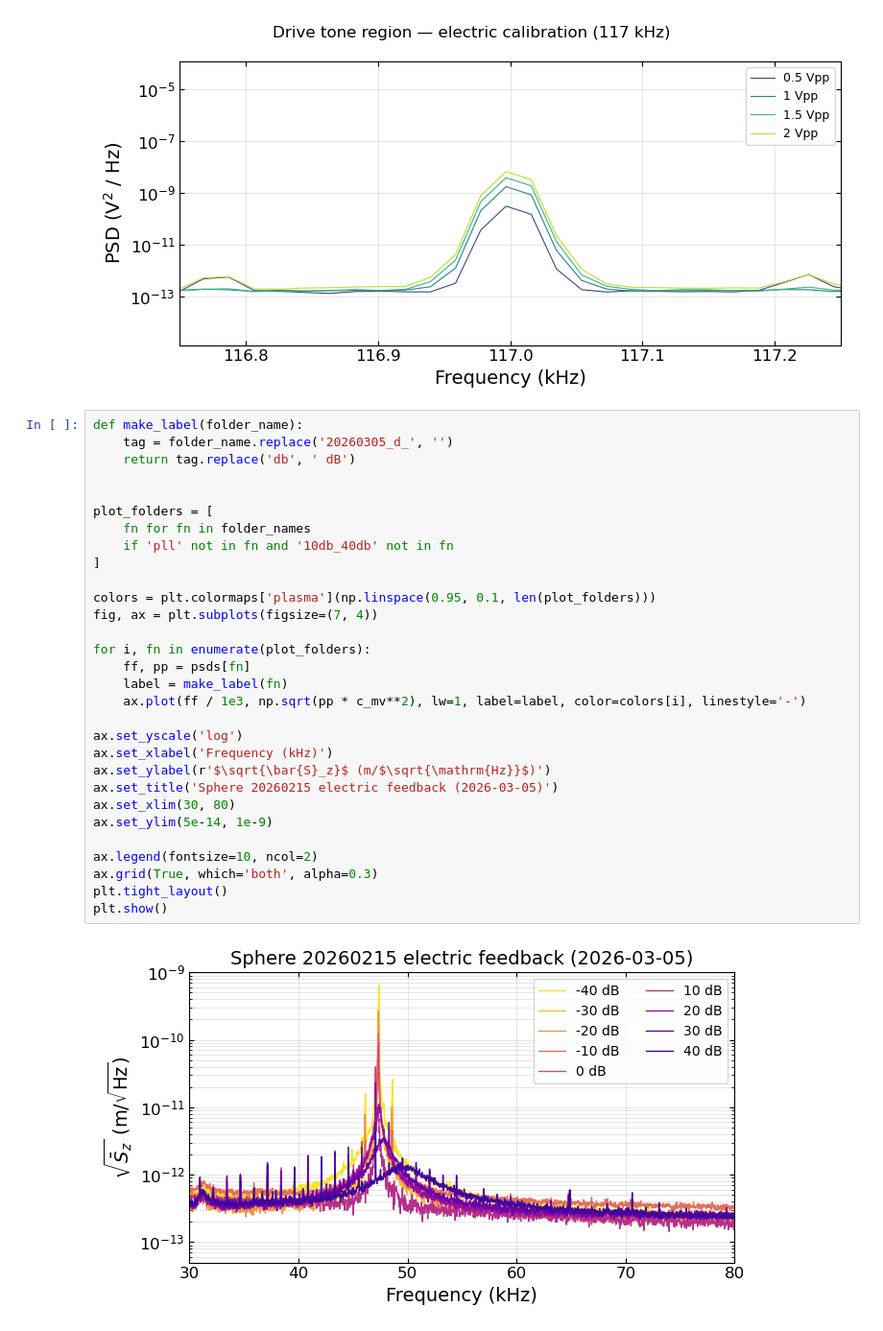
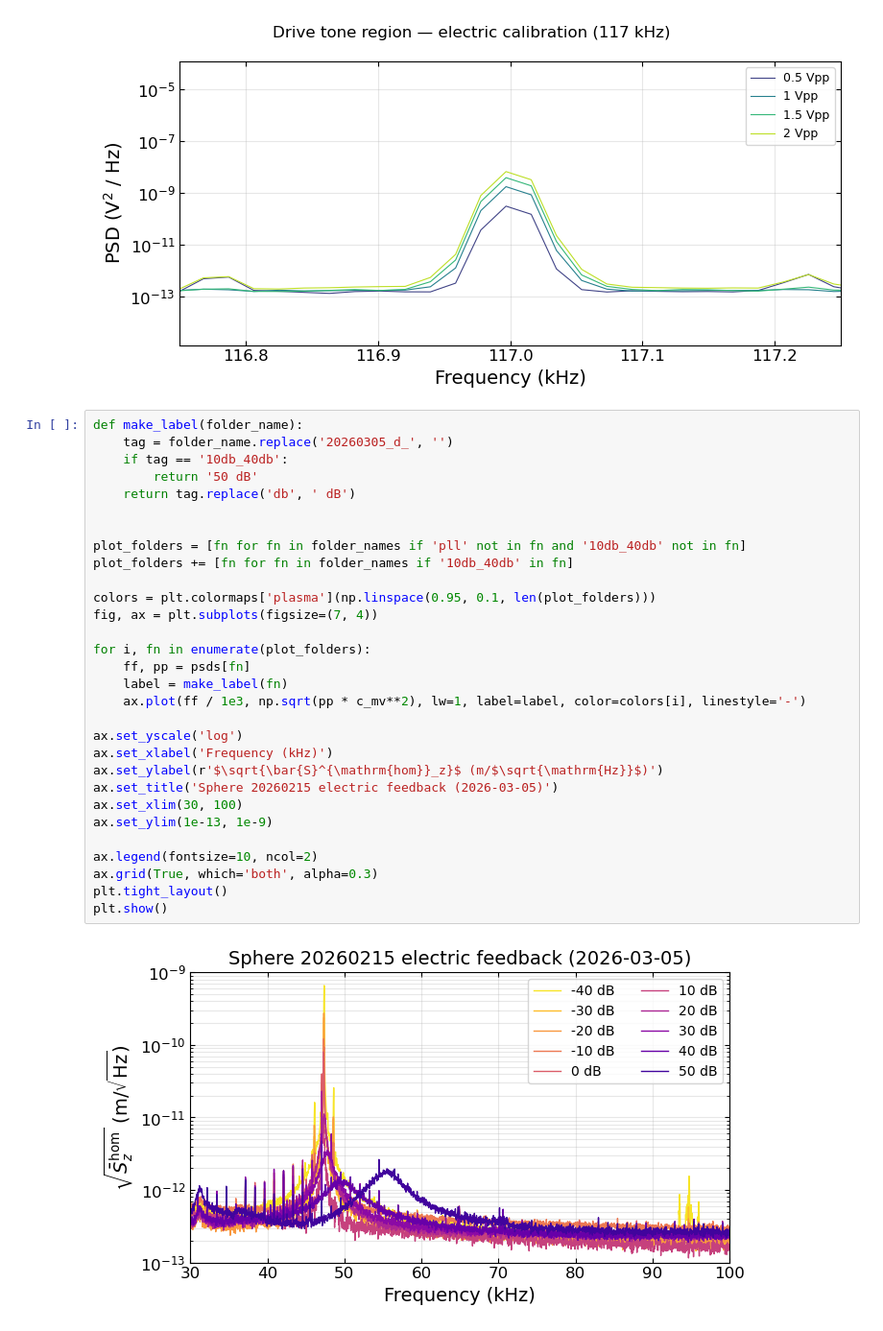
Before and after one commit to yuhants/gas_collisiions, a Jupyter notebook: analysis_notebooks/others/20260306_electric_feedback.ipynb, the cells around one changed output. Shown at 96% size. Drawn from its saved outputs; the diff is of its cells as text.

```diff
--- a/analysis_notebooks/others/20260306_electric_feedback.ipynb
+++ b/analysis_notebooks/others/20260306_electric_feedback.ipynb
@@ -141,35 +141,35 @@ plt.show()
 # %%
 def make_label(folder_name):
     tag = folder_name.replace('20260305_d_', '')
+    if tag == '10db_40db':
+        return '50 dB'
     return tag.replace('db', ' dB')
 
 
-plot_folders = [
-    fn for fn in folder_names
-    if 'pll' not in fn and '10db_40db' not in fn
-]
+plot_folders = [fn for fn in folder_names if 'pll' not in fn and '10db_40db' not in fn]
+plot_folders += [fn for fn in folder_names if '10db_40db' in fn]
 
 colors = plt.colormaps['plasma'](np.linspace(0.95, 0.1, len(plot_folders)))
 fig, ax = plt.subplots(figsize=(7, 4))
 
 for i, fn in enumerate(plot_folders):
     ff, pp = psds[fn]
     label = make_label(fn)
     ax.plot(ff / 1e3, np.sqrt(pp * c_mv**2), lw=1, label=label, color=colors[i], linestyle='-')
 
 ax.set_yscale('log')
 ax.set_xlabel('Frequency (kHz)')
-ax.set_ylabel(r'$\sqrt{\bar{S}_z}$ (m/$\sqrt{\mathrm{Hz}}$)')
+ax.set_ylabel(r'$\sqrt{\bar{S}^{\mathrm{hom}}_z}$ (m/$\sqrt{\mathrm{Hz}}$)')
 ax.set_title('Sphere 20260215 electric feedback (2026-03-05)')
-ax.set_xlim(30, 80)
-ax.set_ylim(5e-14, 1e-9)
+ax.set_xlim(30, 100)
+ax.set_ylim(1e-13, 1e-9)
 
 ax.legend(fontsize=10, ncol=2)
 ax.grid(True, which='both', alpha=0.3)
 plt.tight_layout()
 plt.show()
 # %% [output]
-[figure, old version]
+[figure, new version]
 # %%
 bode_file = '/Volumes/LaCie/electric_feedback/sphere_20260215/MokuFrequencyResponseAnalyzerSlot3Data_20260305_172513_Traces.csv'
 bode_data = np.genfromtxt(bode_file, delimiter=',', comments='%')
```
Also changed, not shown: parts of 4 cells of this notebook, 16 other files.
